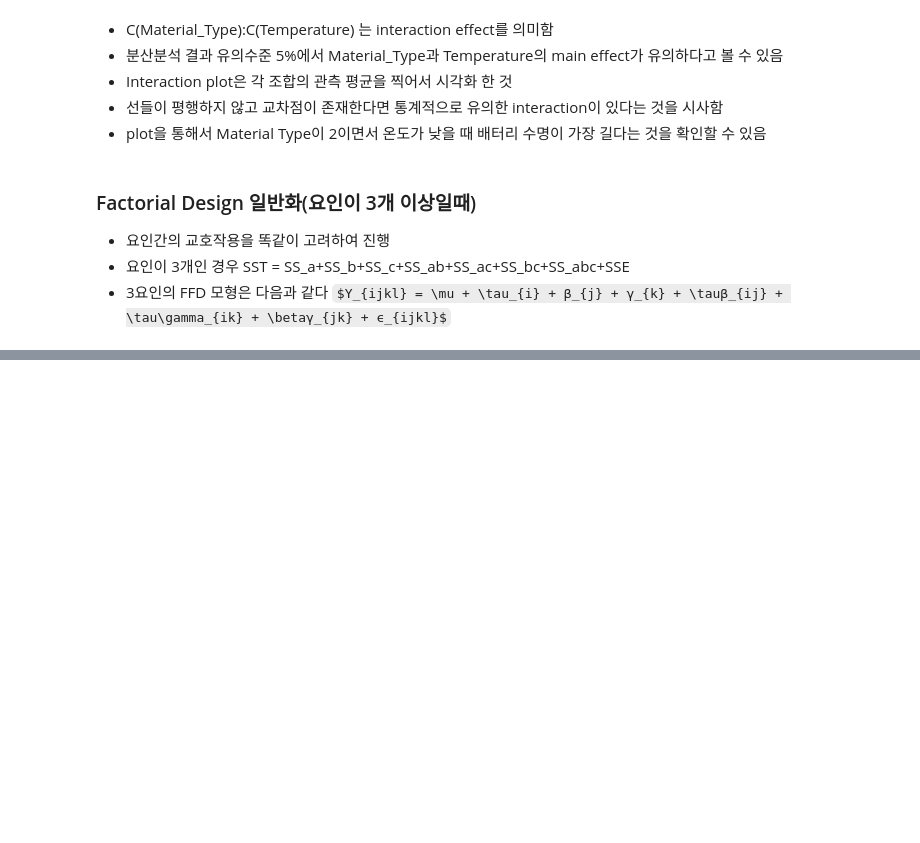
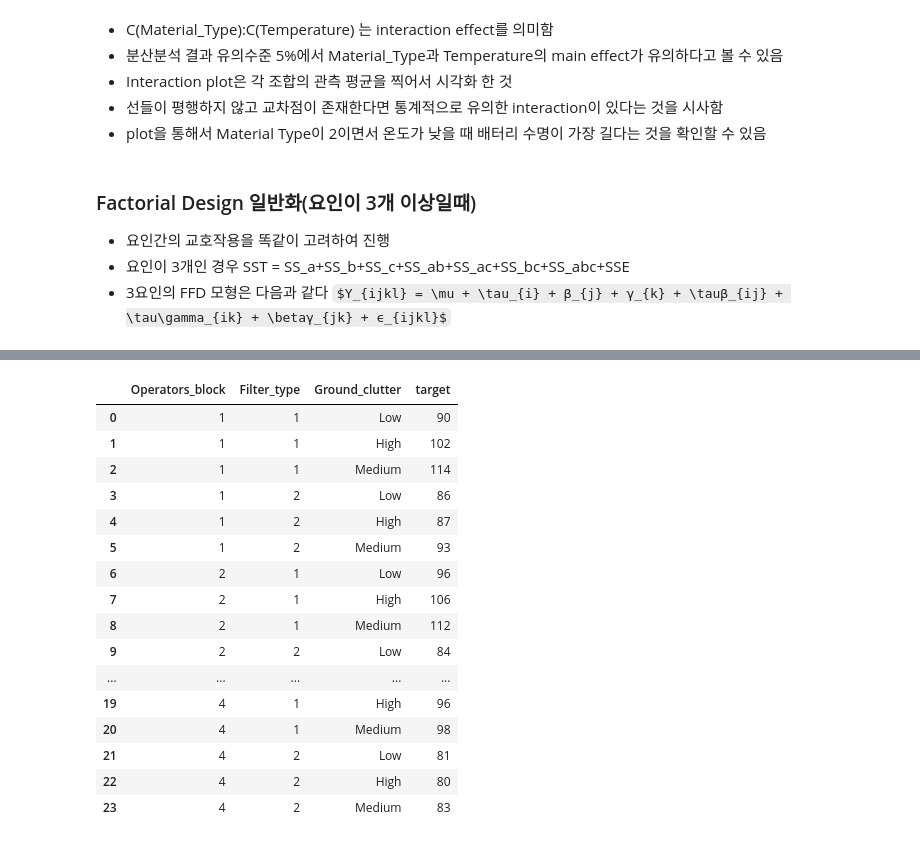
Before and after one commit to fursew05/DOE, a Jupyter notebook: 실험계획법_4장.ipynb, the cells around one changed output, grey strips where cells are left out. Drawn from its saved outputs; the diff is of its cells as text; code cells hidden in the pictures; some formulas as TeX source; blank space fills up the shorter version.

```diff
--- a/실험계획법_4장.ipynb
+++ b/실험계획법_4장.ipynb
@@ -110,0 +187,29 @@ $Y_{ijkl} = \mu + \tau_{i} + β_{j} + γ_{k} + \tauβ_{ij} + \tau\gamma_{ik} + \
+# %%
+data = pd.DataFrame(
+    {'Operators_block' : [1,1,1,1,1,1,2,2,2,2,2,2,3,3,3,3,3,3,4,4,4,4,4,4],
+     'Filter_type' : [1,1,1,2,2,2,1,1,1,2,2,2,1,1,1,2,2,2,1,1,1,2,2,2],
+     'Ground_clutter' : ['Low','High','Medium','Low','High','Medium','Low','High','Medium',
+                         'Low','High','Medium','Low','High','Medium','Low','High','Medium',
+                         'Low','High','Medium','Low','High','Medium'],
+     'target' : [90,102,114,86,87,93,96,106,112,84,90,91,100,105,108,
+                 92,97,95,92,96,98,81,80,83]}
+)
+data
+# %% [output]
+|  | Operators_block | Filter_type | Ground_clutter | target |
+| 0 | 1 | 1 | Low | 90 |
+| 1 | 1 | 1 | High | 102 |
+| 2 | 1 | 1 | Medium | 114 |
+| 3 | 1 | 2 | Low | 86 |
+| 4 | 1 | 2 | High | 87 |
+| 5 | 1 | 2 | Medium | 93 |
+| 6 | 2 | 1 | Low | 96 |
+| 7 | 2 | 1 | High | 106 |
+| 8 | 2 | 1 | Medium | 112 |
+| 9 | 2 | 2 | Low | 84 |
+| ... | ... | ... | ... | ... |
+| 19 | 4 | 1 | High | 96 |
+| 20 | 4 | 1 | Medium | 98 |
+| 21 | 4 | 2 | Low | 81 |
+| 22 | 4 | 2 | High | 80 |
+| 23 | 4 | 2 | Medium | 83 |
```
Also changed, not shown: parts of 8 cells of this notebook.
